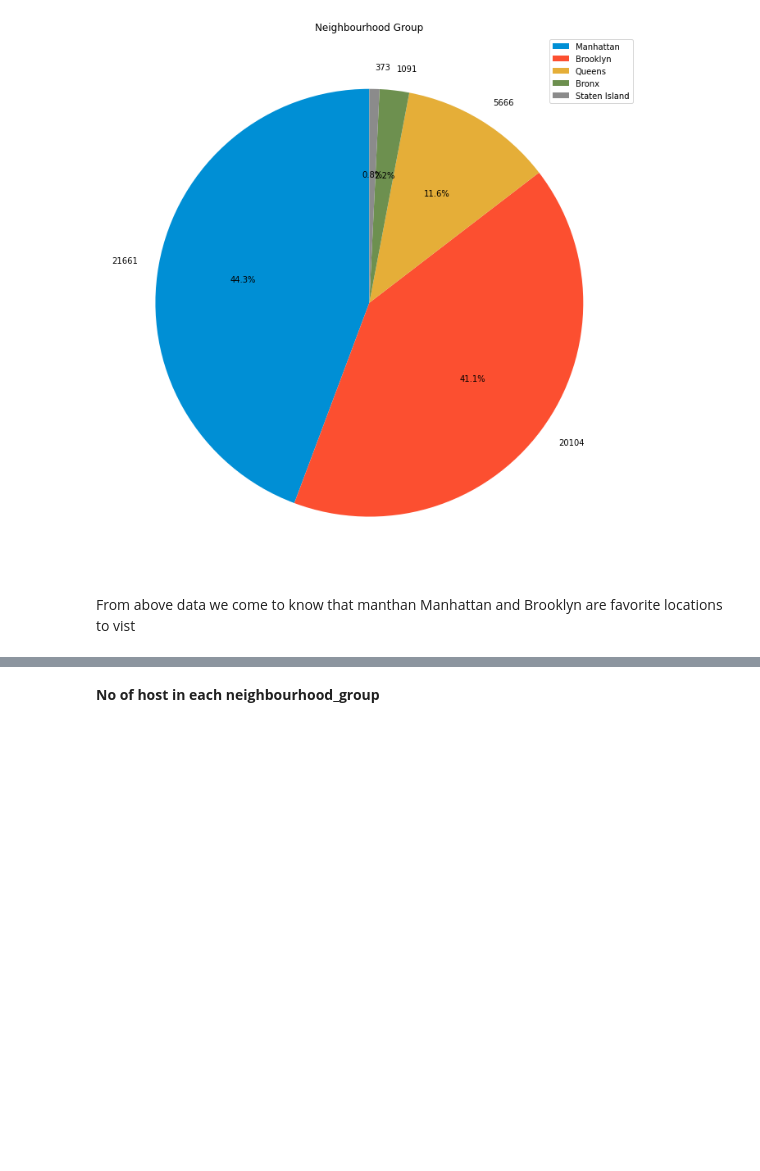
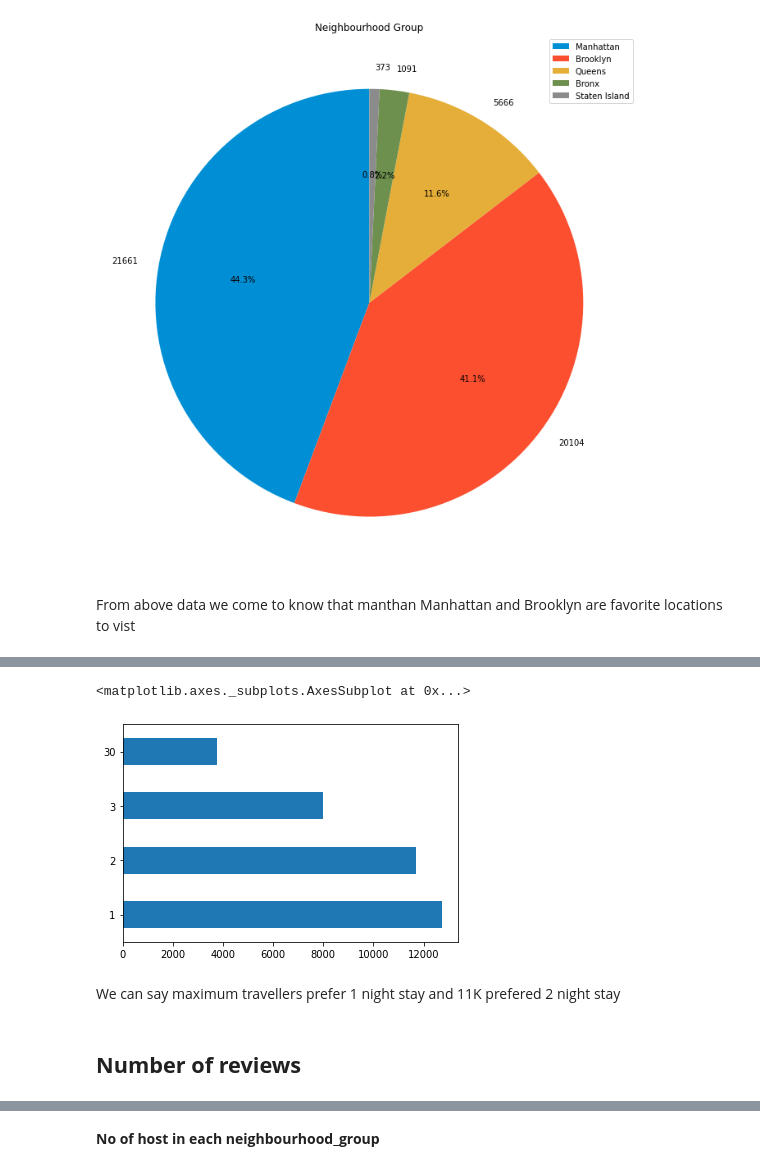
Before and after one commit to mkundhal/Airbnb-Bookings-Analysis---Capstone-Project, a Jupyter notebook: Mandeep_Airbnb_Bookings_Analysis_Capstone_Project.ipynb, the cells around one changed output, grey strips where cells are left out. Saved outputs shown, nothing was run; the diff lists cells and outputs as text; code cells hidden in the pictures; blank space fills up the shorter version.

```diff
--- a/Mandeep_Airbnb_Bookings_Analysis_Capstone_Project.ipynb
+++ b/Mandeep_Airbnb_Bookings_Analysis_Capstone_Project.ipynb
@@ -198,0 +266,9 @@ From above data we come to know that manthan Manhattan and Brooklyn	are favorite
+# %%
+df['minimum_nights'].value_counts().iloc[:4].plot(kind='barh')
+# %% [output]
+<matplotlib.axes._subplots.AxesSubplot at 0x...>
+[figure, added]
+# %% [markdown]
+We can say maximum travellers prefer 1 night stay and 11K prefered 2 night stay
+# %% [markdown]
+## **Number of reviews**
```
Also changed, not shown: parts of 32 cells of this notebook.
